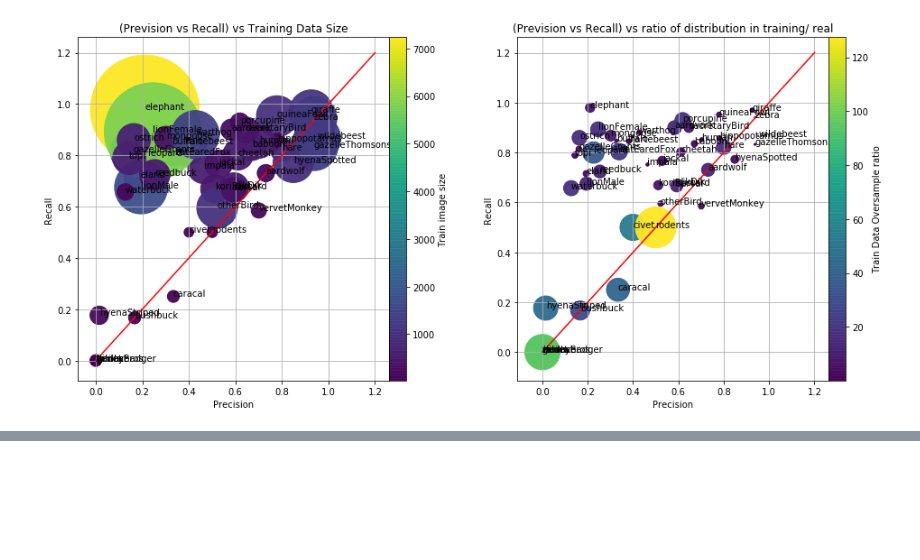
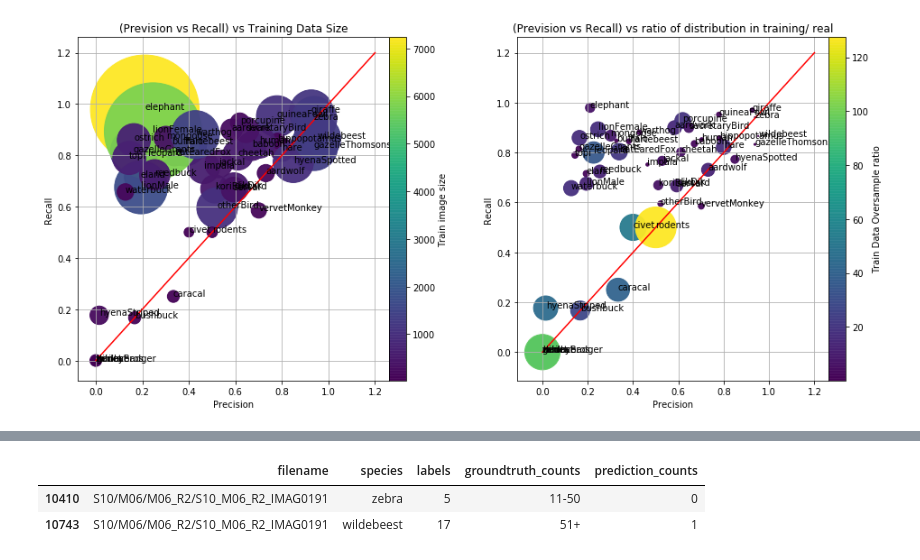
Before and after one commit to Manish-rai21bit/camera-trap-detection, a Jupyter notebook: EDA_and_ModelEvaluation/Evaluations_for_species_detection.ipynb, the cells around one changed output, grey strips where cells are left out. Drawn from its saved outputs; the diff is of its cells as text; code cells hidden in the pictures; blank space fills up the shorter version.

```diff
--- a/EDA_and_ModelEvaluation/Evaluations_for_species_detection.ipynb
+++ b/EDA_and_ModelEvaluation/Evaluations_for_species_detection.ipynb
@@ -458,0 +536,6 @@ species_level_performance_binary_df.to_csv('Round0_SS_s10_performance_level_1b.c
+# %%
+df_pred_gt_consolidated[(df_pred_gt_consolidated.filename=='S10/M06/M06_R2/S10_M06_R2_IMAG0191')]
+# %% [output]
+|  | filename | species | labels | groundtruth_counts | prediction_counts |
+| 10410 | S10/M06/M06_R2/S10_M06_R2_IMAG0191 | zebra | 5 | 11-50 | 0 |
+| 10743 | S10/M06/M06_R2/S10_M06_R2_IMAG0191 | wildebeest | 17 | 51+ | 1 |
```
Also changed, not shown: parts of 12 cells of this notebook.
